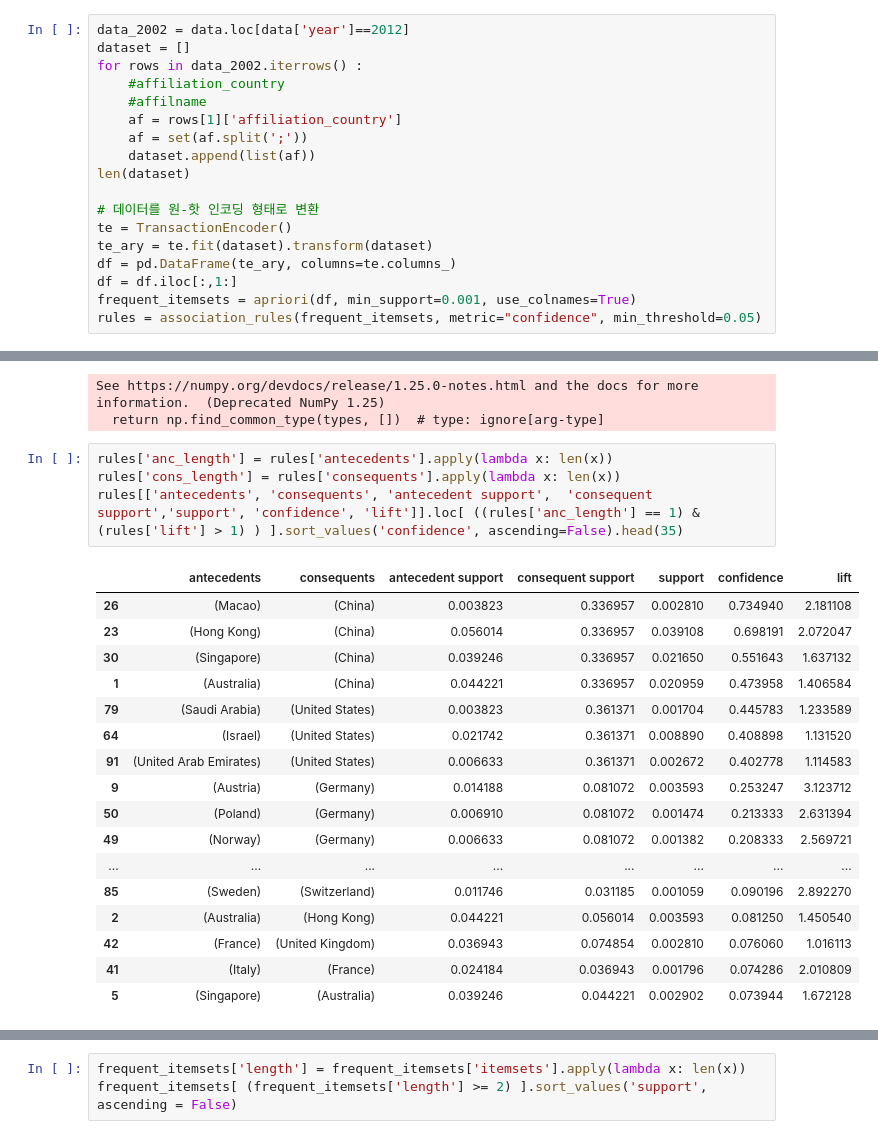
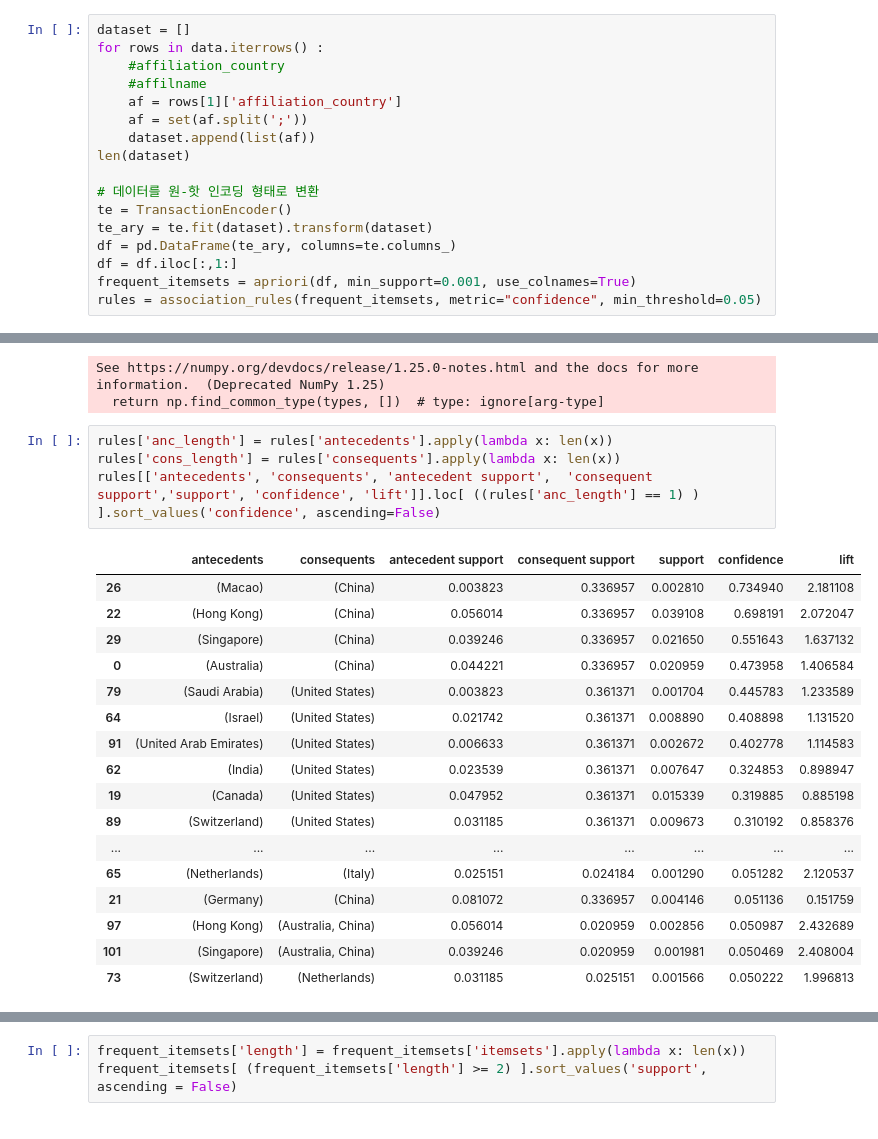
Before and after one commit to JJEliPark/Bibliometric, a Jupyter notebook: scopus_apriori.ipynb, the cells around one changed output, grey strips where cells are left out. Saved outputs shown, nothing was run; the diff lists cells and outputs as text.

```diff
--- a/scopus_apriori.ipynb
+++ b/scopus_apriori.ipynb
@@ -30,7 +45,6 @@ See https://numpy.org/devdocs/release/1.25.0-notes.html and the docs for more in
 # %%
-data_2002 = data.loc[data['year']==2012]
 dataset = []
-for rows in data_2002.iterrows() :
+for rows in data.iterrows() :
     #affiliation_country
     #affilname
     af = rows[1]['affiliation_country']
@@ -107,22 +162,22 @@ See https://numpy.org/devdocs/release/1.25.0-notes.html and the docs for more in
 # %%
 rules['anc_length'] = rules['antecedents'].apply(lambda x: len(x))
 rules['cons_length'] = rules['consequents'].apply(lambda x: len(x))
-rules[['antecedents', 'consequents', 'antecedent support',	'consequent support','support', 'confidence', 'lift']].loc[ ((rules['anc_length'] == 1) & (rules['lift'] > 1) ) ].sort_values('confidence', ascending=False).head(35)
+rules[['antecedents', 'consequents', 'antecedent support',	'consequent support','support', 'confidence', 'lift']].loc[ ((rules['anc_length'] == 1) ) ].sort_values('confidence', ascending=False)
 # %% [output]
 |  | antecedents | consequents | antecedent support | consequent support | support | confidence | lift |
 | 26 | (Macao) | (China) | 0.003823 | 0.336957 | 0.002810 | 0.734940 | 2.181108 |
-| 23 | (Hong Kong) | (China) | 0.056014 | 0.336957 | 0.039108 | 0.698191 | 2.072047 |
-| 30 | (Singapore) | (China) | 0.039246 | 0.336957 | 0.021650 | 0.551643 | 1.637132 |
-| 1 | (Australia) | (China) | 0.044221 | 0.336957 | 0.020959 | 0.473958 | 1.406584 |
+| 22 | (Hong Kong) | (China) | 0.056014 | 0.336957 | 0.039108 | 0.698191 | 2.072047 |
+| 29 | (Singapore) | (China) | 0.039246 | 0.336957 | 0.021650 | 0.551643 | 1.637132 |
+| 0 | (Australia) | (China) | 0.044221 | 0.336957 | 0.020959 | 0.473958 | 1.406584 |
 | 79 | (Saudi Arabia) | (United States) | 0.003823 | 0.361371 | 0.001704 | 0.445783 | 1.233589 |
 | 64 | (Israel) | (United States) | 0.021742 | 0.361371 | 0.008890 | 0.408898 | 1.131520 |
 | 91 | (United Arab Emirates) | (United States) | 0.006633 | 0.361371 | 0.002672 | 0.402778 | 1.114583 |
-| 9 | (Austria) | (Germany) | 0.014188 | 0.081072 | 0.003593 | 0.253247 | 3.123712 |
-| 50 | (Poland) | (Germany) | 0.006910 | 0.081072 | 0.001474 | 0.213333 | 2.631394 |
-| 49 | (Norway) | (Germany) | 0.006633 | 0.081072 | 0.001382 | 0.208333 | 2.569721 |
+| 62 | (India) | (United States) | 0.023539 | 0.361371 | 0.007647 | 0.324853 | 0.898947 |
+| 19 | (Canada) | (United States) | 0.047952 | 0.361371 | 0.015339 | 0.319885 | 0.885198 |
+| 89 | (Switzerland) | (United States) | 0.031185 | 0.361371 | 0.009673 | 0.310192 | 0.858376 |
 | ... | ... | ... | ... | ... | ... | ... | ... |
-| 85 | (Sweden) | (Switzerland) | 0.011746 | 0.031185 | 0.001059 | 0.090196 | 2.892270 |
-| 2 | (Australia) | (Hong Kong) | 0.044221 | 0.056014 | 0.003593 | 0.081250 | 1.450540 |
-| 42 | (France) | (United Kingdom) | 0.036943 | 0.074854 | 0.002810 | 0.076060 | 1.016113 |
-| 41 | (Italy) | (France) | 0.024184 | 0.036943 | 0.001796 | 0.074286 | 2.010809 |
-| 5 | (Singapore) | (Australia) | 0.039246 | 0.044221 | 0.002902 | 0.073944 | 1.672128 |
+| 65 | (Netherlands) | (Italy) | 0.025151 | 0.024184 | 0.001290 | 0.051282 | 2.120537 |
+| 21 | (Germany) | (China) | 0.081072 | 0.336957 | 0.004146 | 0.051136 | 0.151759 |
+| 97 | (Hong Kong) | (Australia, China) | 0.056014 | 0.020959 | 0.002856 | 0.050987 | 2.432689 |
+| 101 | (Singapore) | (Australia, China) | 0.039246 | 0.020959 | 0.001981 | 0.050469 | 2.408004 |
+| 73 | (Switzerland) | (Netherlands) | 0.031185 | 0.025151 | 0.001566 | 0.050222 | 1.996813 |
```
Also changed, not shown: parts of 20 cells of this notebook, 6 other files.
